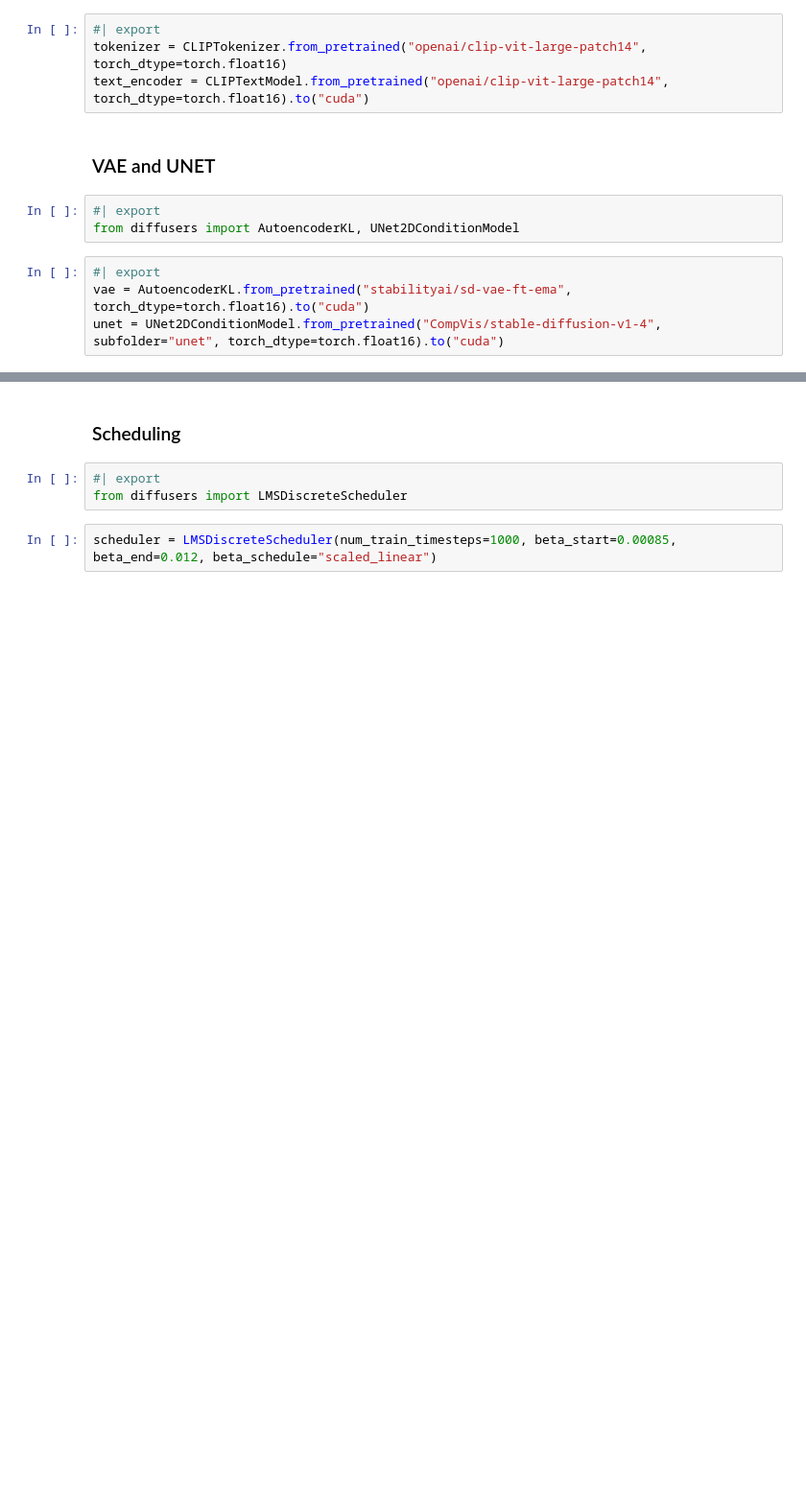
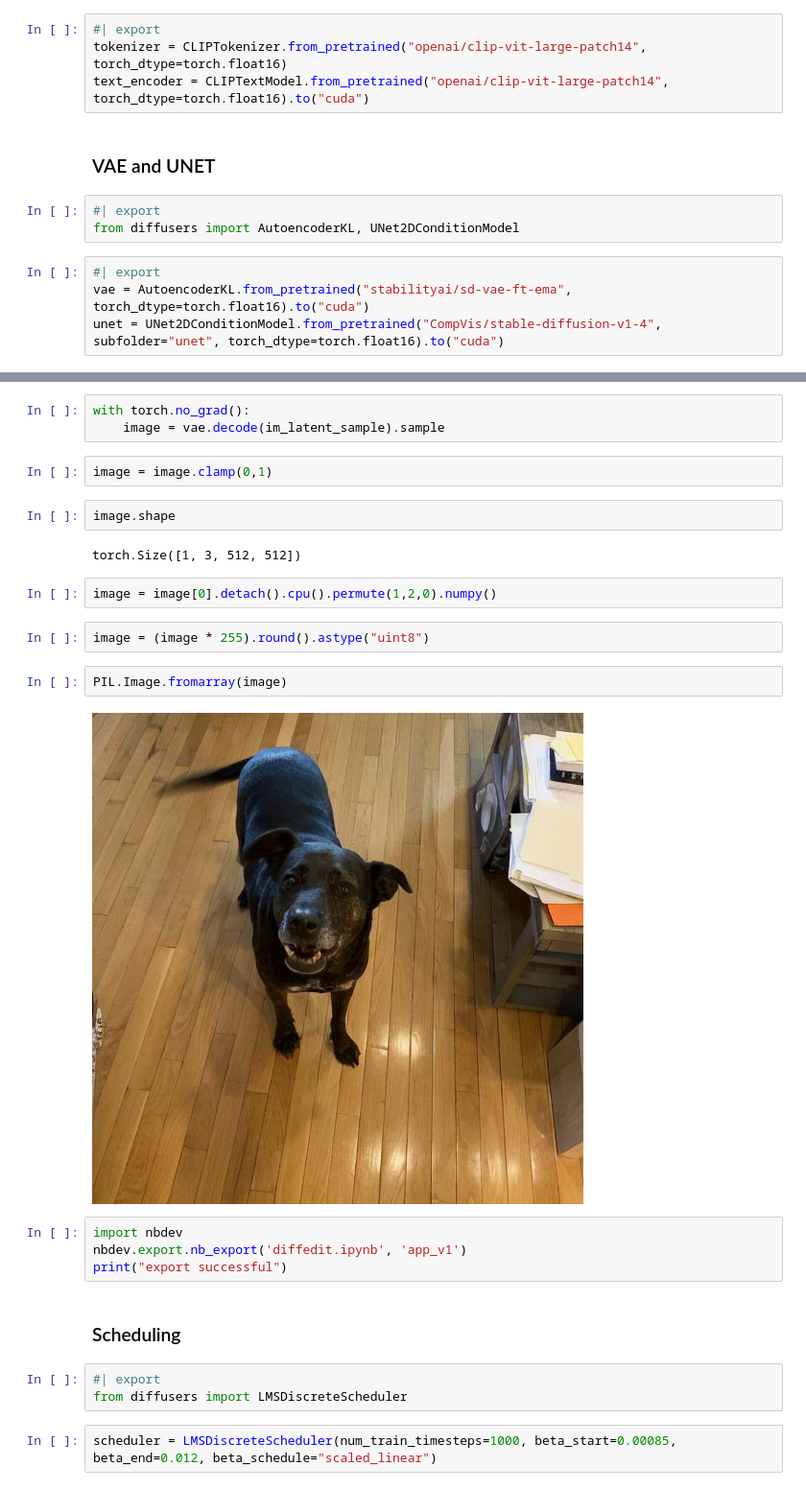
Before and after one commit to peterbull/diffedit, a Jupyter notebook: diffedit.ipynb, the cells around one changed output, grey strips where cells are left out. Shown at 96% size. Drawn from its saved outputs; the diff is of its cells as text; blank space fills up the shorter version.

Commit message:
add vae encode -> decode on og img

```diff
--- a/diffedit.ipynb
+++ b/diffedit.ipynb
@@ -46,3 +110,24 @@ unet = UNet2DConditionModel.from_pretrained("CompVis/stable-diffusion-v1-4", sub
+# %%
+with torch.no_grad():
+    image = vae.decode(im_latent_sample).sample
+# %%
+image = image.clamp(0,1)
+# %%
+image.shape
+# %% [output]
+torch.Size([1, 3, 512, 512])
+# %%
+image = image[0].detach().cpu().permute(1,2,0).numpy()
+# %%
+image = (image * 255).round().astype("uint8")
+# %%
+PIL.Image.fromarray(image)
+# %% [output]
+[figure, added]
+# %%
+import nbdev
+nbdev.export.nb_export('diffedit.ipynb', 'app_v1')
+print("export successful")
 # %% [markdown]
 ### Scheduling
 # %%
```
Also changed, not shown: parts of 24 cells of this notebook.
